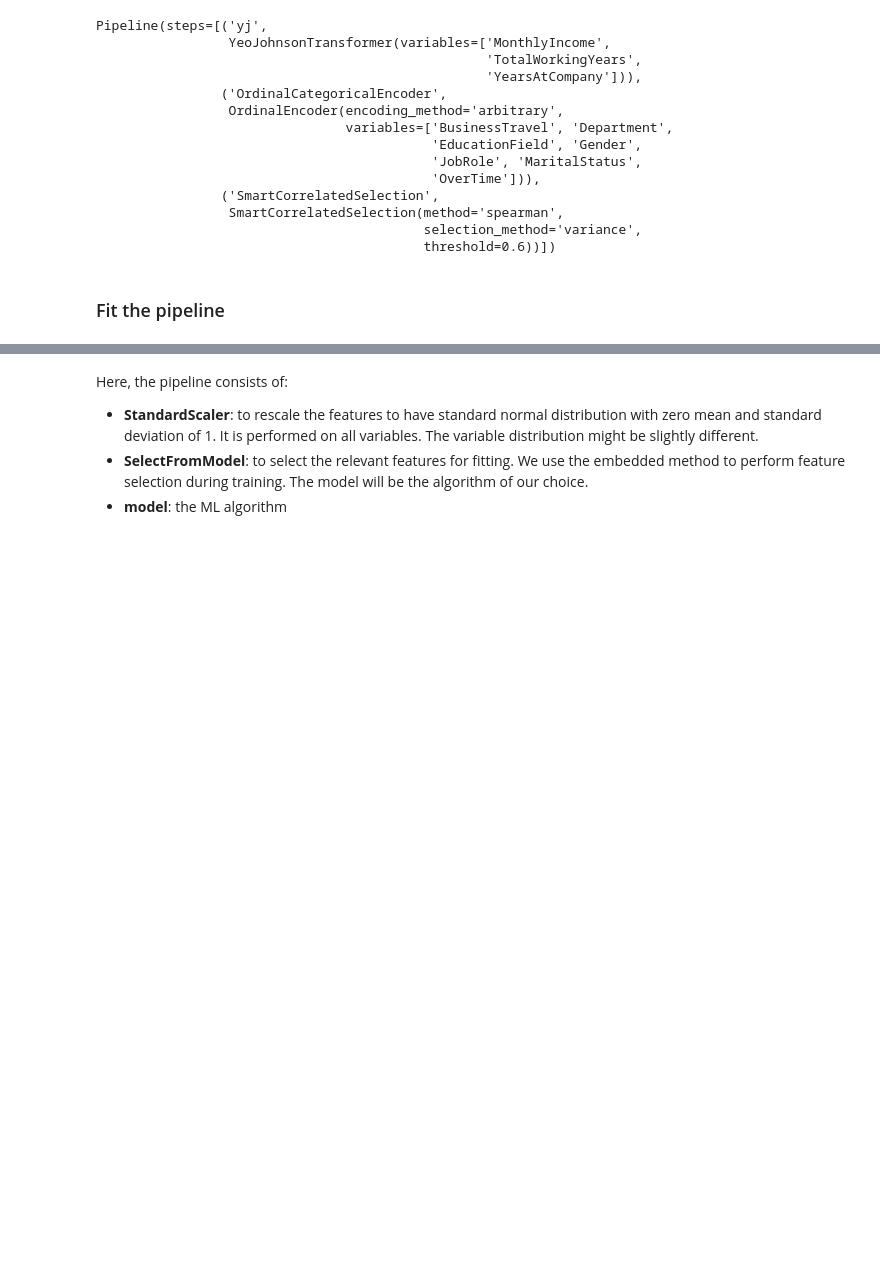
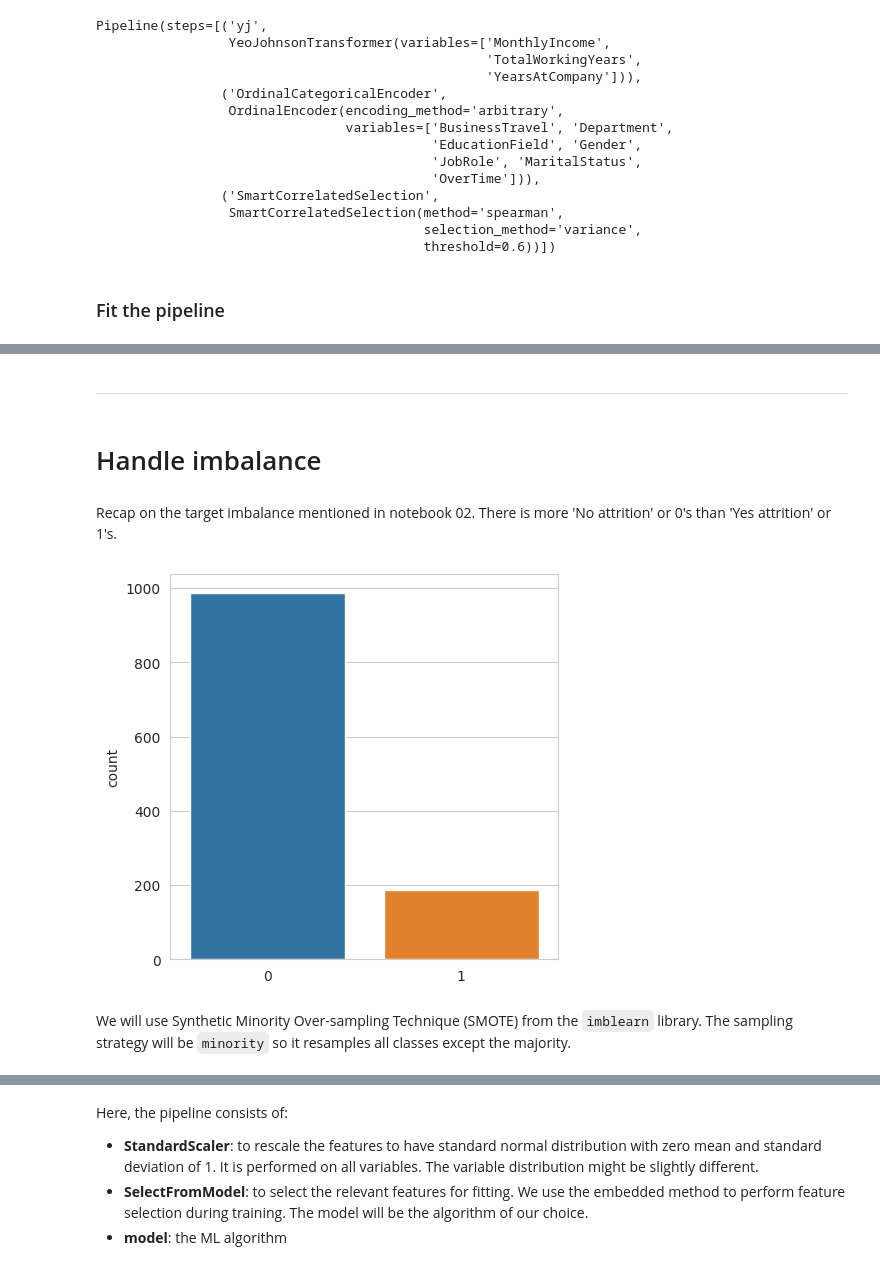
Before and after one commit to mtelewa/attrition-predictor, a Jupyter notebook: jupyter_notebooks/04-ModelingEvaluation.ipynb, the cells around one changed output, grey strips where cells are left out. Drawn from its saved outputs; the diff is of its cells as text; code cells hidden in the pictures; blank space fills up the shorter version.

```diff
--- a/jupyter_notebooks/04-ModelingEvaluation.ipynb
+++ b/jupyter_notebooks/04-ModelingEvaluation.ipynb
@@ -47,4 +47,7 @@ sns.set_style('whitegrid')
 df = (pd.read_csv(f"outputs/datasets/collection/employee-attrition.csv")
         .drop(labels=['DailyRate','EmployeeCount', 'EmployeeNumber', 'HourlyRate',
                       'MonthlyRate', 'StandardHours', 'Over18'], axis=1))
+
+df['Attrition'] = df['Attrition'].replace({"Yes":1, "No":0})
+
 df.head()
@@ -129,0 +155,19 @@ print(X_train.shape, y_train.shape, X_test.shape, y_test.shape)
+# %% [markdown]
+---
+# %% [markdown]
+# Handle imbalance
+# %% [markdown]
+Recap on the target imbalance mentioned in notebook 02. There is more 'No attrition' or 0's than 'Yes attrition' or 1's.
+# %%
+attrition_array = y_train.to_numpy()
+
+def plot_target_count(target):
+    fig, axes = plt.subplots(figsize=(5,5))
+    sns.countplot(x = target)
+    plt.show()
+
+plot_target_count(attrition_array)
+# %% [output]
+[figure, added]
+# %% [markdown]
+We will use Synthetic Minority Over-sampling Technique (SMOTE) from the `imblearn` library. The sampling strategy will be `minority` so it resamples all classes except the majority.
```
Also changed, not shown: parts of 39 cells of this notebook.
